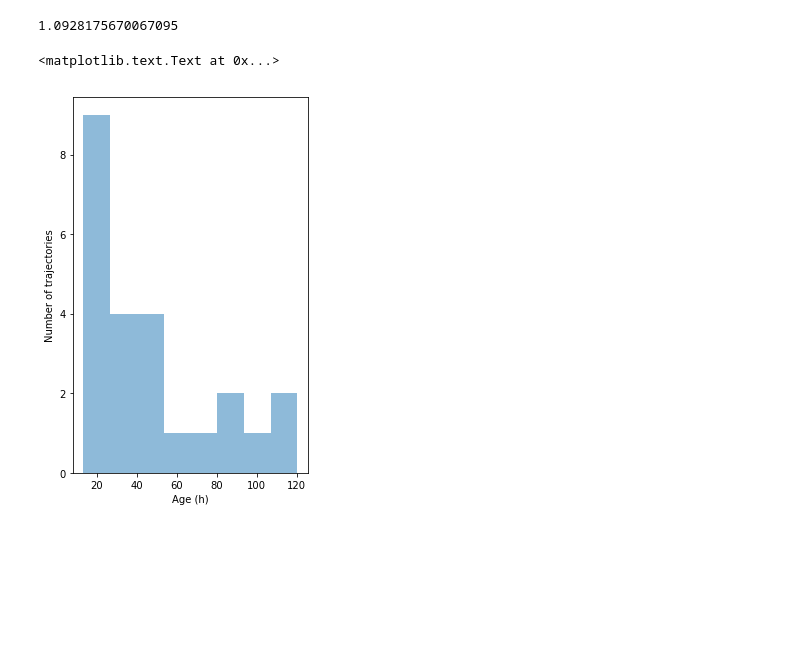
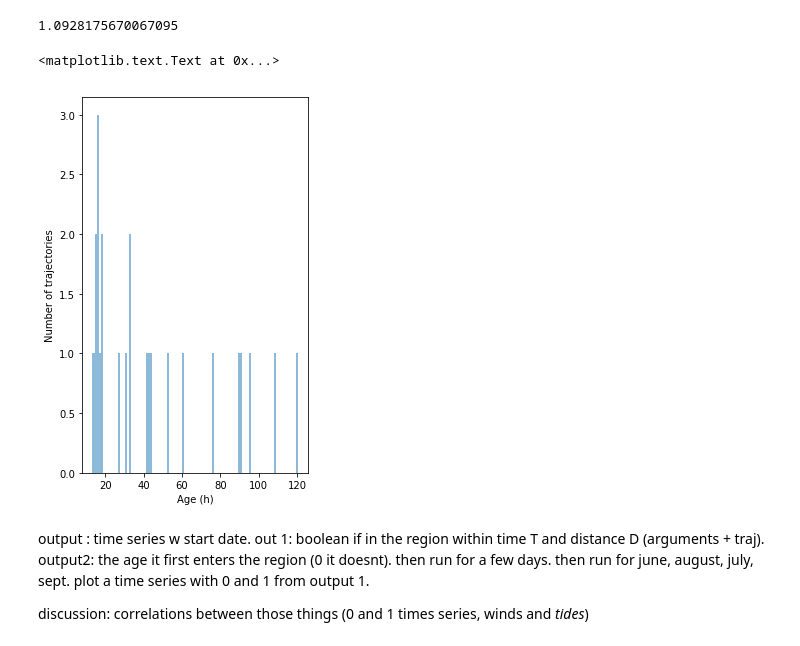
Before and after one commit to SalishSeaCast/analysis-giorgio-2, a Jupyter notebook: revised_notebooks/3analysis_plots/case_study-time_close.ipynb, the cells around one changed output. Cells and saved outputs as stored; diff of their text form; code cells hidden in the pictures; blank space fills up the shorter version.

```diff
--- a/revised_notebooks/3analysis_plots/case_study-time_close.ipynb
+++ b/revised_notebooks/3analysis_plots/case_study-time_close.ipynb
@@ -626,11 +604,15 @@ geo_tools.haversine(S15[0], S15[1], S16[0], S16[1])
 df = [k [1] for k in c_p_w_dist ]
 # %%
 fig,ax=plt.subplots(1,1,figsize=(4,6))
-bin_num = 8
+bin_num = 8*12
 
 ax.hist(df, bin_num, alpha=0.5)
 ax.set_xlabel("Age (h)")
 ax.set_ylabel("Number of trajectories")
 # %% [output]
 <matplotlib.text.Text at 0x...>
-[figure, old version]
+[figure, new version]
+# %% [markdown]
+output : time series w start date. out 1: boolean if in the region within time T and distance D (arguments + traj). output2: the age it first enters the region (0 it doesnt). then run for a few days. then run for june, august, july, sept. plot a time series with 0 and 1 from output 1.
+
+discussion: correlations between those things (0 and 1 times series, winds and *tides*)
```
Also changed, not shown: parts of 3 cells of this notebook, 2 other files.
